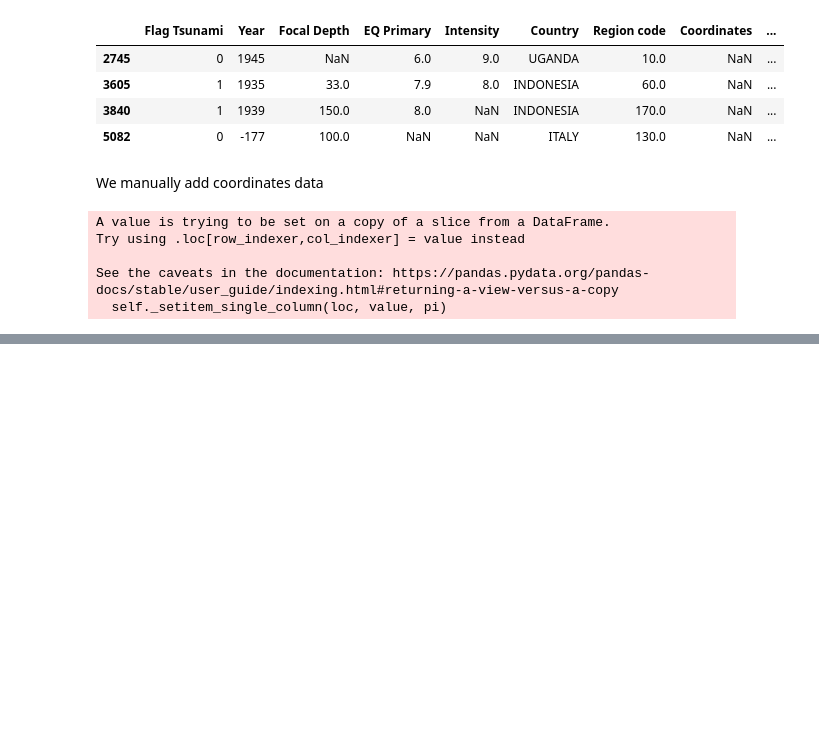
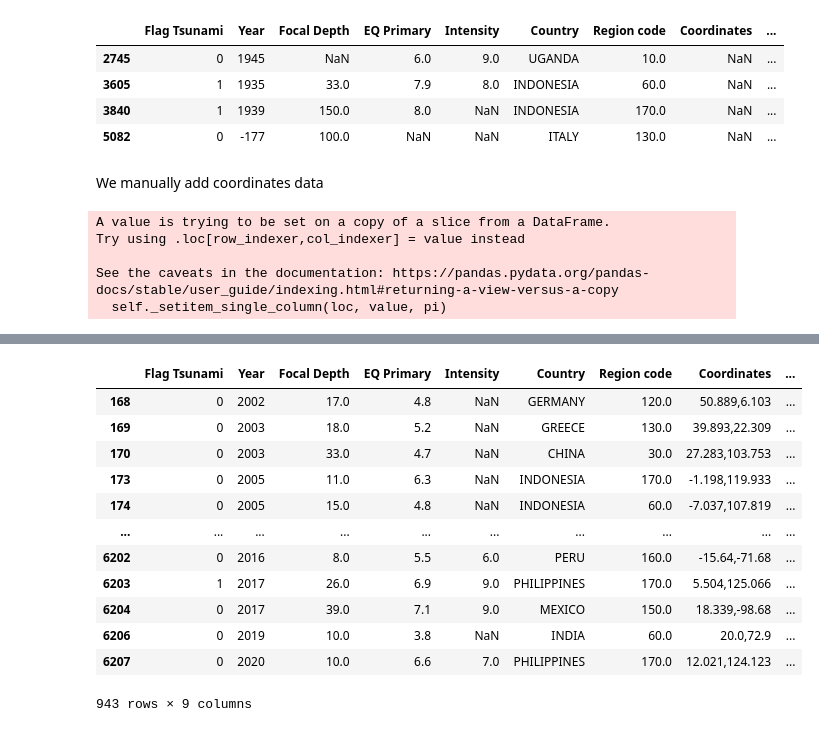
Before and after one commit to eupho73/TER-BNN, a Jupyter notebook: data/sign_eq_database.ipynb, the cells around one changed output, grey strips where cells are left out. Saved outputs shown, nothing was run; the diff lists cells and outputs as text; code cells hidden in the pictures; blank space fills up the shorter version.

```diff
--- a/data/sign_eq_database.ipynb
+++ b/data/sign_eq_database.ipynb
@@ -387,2 +381,4 @@ See the caveats in the documentation: https://pandas.pydata.org/pandas-docs/stab
 # %%
 df.iloc[df.index == 2745, 7] = '-0.06, 31.48'
+# %%
+df.drop([5082], inplace=True)
@@ -397,0 +430,16 @@ plt.hist(df.Year)
+# %%
+df[df.Year > 2000]
+# %% [output]
+|  | Flag Tsunami | Year | Focal Depth | EQ Primary | Intensity | Country | Region code | Coordinates | ... |
+| 168 | 0 | 2002 | 17.0 | 4.8 | NaN | GERMANY | 120.0 | 50.889,6.103 | ... |
+| 169 | 0 | 2003 | 18.0 | 5.2 | NaN | GREECE | 130.0 | 39.893,22.309 | ... |
+| 170 | 0 | 2003 | 33.0 | 4.7 | NaN | CHINA | 30.0 | 27.283,103.753 | ... |
+| 173 | 0 | 2005 | 11.0 | 6.3 | NaN | INDONESIA | 170.0 | -1.198,119.933 | ... |
+| 174 | 0 | 2005 | 15.0 | 4.8 | NaN | INDONESIA | 60.0 | -7.037,107.819 | ... |
+| ... | ... | ... | ... | ... | ... | ... | ... | ... | ... |
+| 6202 | 0 | 2016 | 8.0 | 5.5 | 6.0 | PERU | 160.0 | -15.64,-71.68 | ... |
+| 6203 | 1 | 2017 | 26.0 | 6.9 | 9.0 | PHILIPPINES | 170.0 | 5.504,125.066 | ... |
+| 6204 | 0 | 2017 | 39.0 | 7.1 | 9.0 | MEXICO | 150.0 | 18.339,-98.68 | ... |
+| 6206 | 0 | 2019 | 10.0 | 3.8 | NaN | INDIA | 60.0 | 20.0,72.9 | ... |
+| 6207 | 0 | 2020 | 10.0 | 6.6 | 7.0 | PHILIPPINES | 170.0 | 12.021,124.123 | ... |
+943 rows × 9 columns
```
Also changed, not shown: parts of 7 cells of this notebook, 17 other files.
